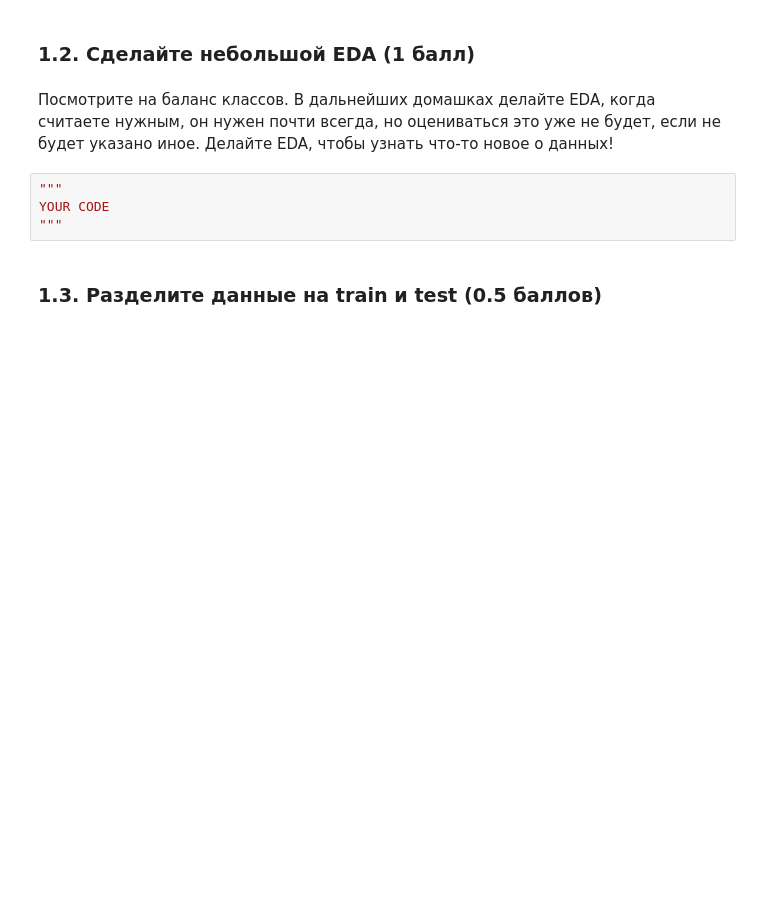
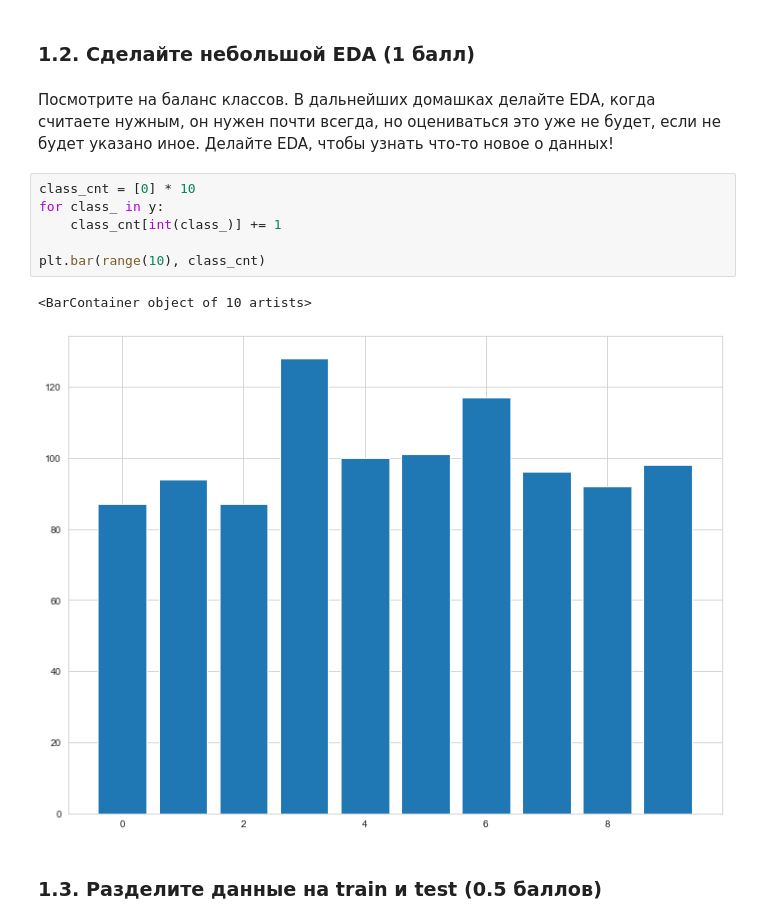
Before and after one commit to aberdichevskaya/ML_BI, a Jupyter notebook: hw1/code/KNN.ipynb, the cells around one changed output. Saved outputs shown, nothing was run; the diff lists cells and outputs as text; blank space fills up the shorter version.

```diff
--- a/hw1/code/KNN.ipynb
+++ b/hw1/code/KNN.ipynb
@@ -66,9 +86,14 @@ YOUR CODE
 # %% [markdown]
 Посмотрите на баланс классов. В дальнейших домашках делайте EDA, когда считаете нужным, он нужен почти всегда, но оцениваться это уже не будет, если не будет указано иное. Делайте EDA, чтобы узнать что-то новое о данных!
 # %%
-"""
-YOUR CODE
-"""
+class_cnt = [0] * 10
+for class_ in y:
+    class_cnt[int(class_)] += 1
+
+plt.bar(range(10), class_cnt)
+# %% [output]
+<BarContainer object of 10 artists>
+[figure, added]
 # %% [markdown]
 ### 1.3. Разделите данные на train и test (0.5 баллов)
 # %% [markdown]
```
Also changed, not shown: parts of 19 cells of this notebook, 2 other files.
